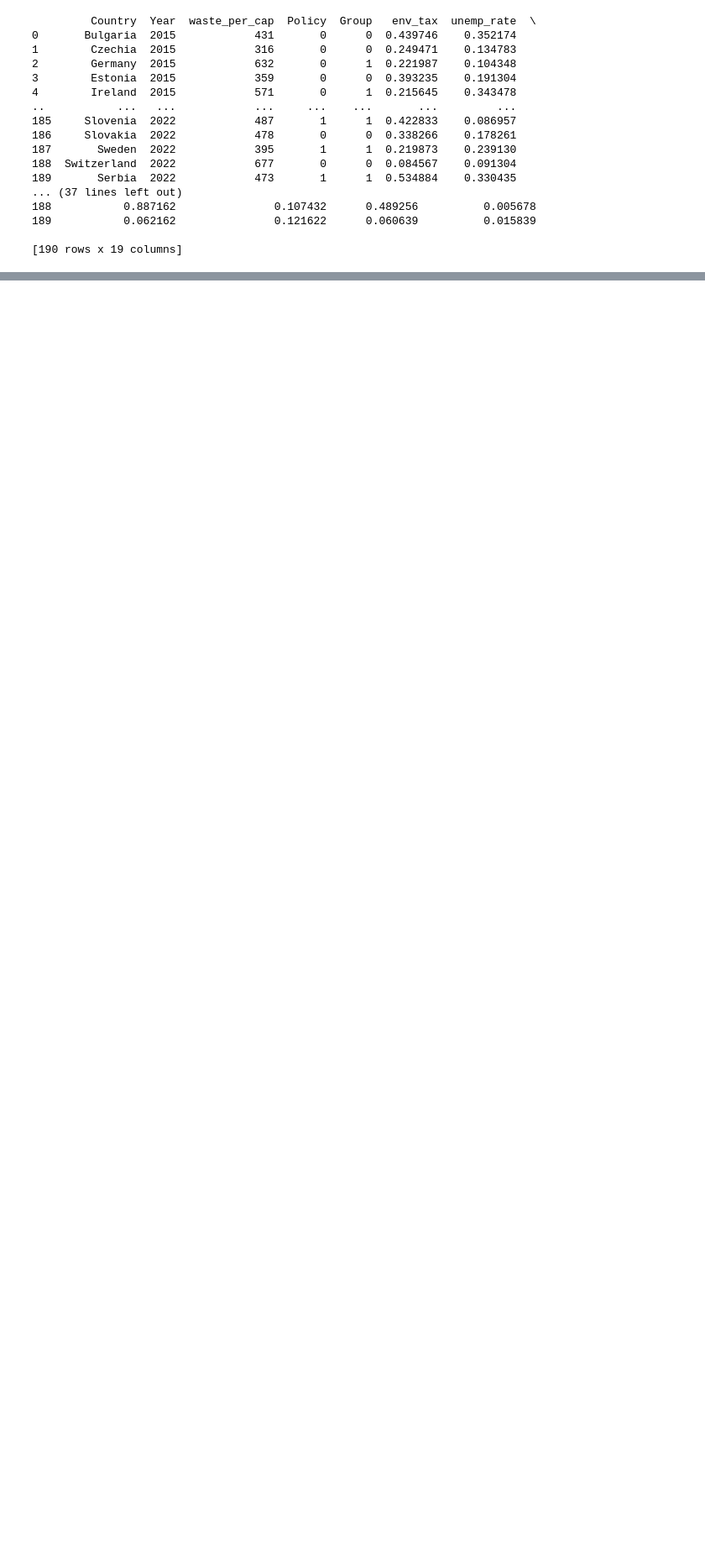
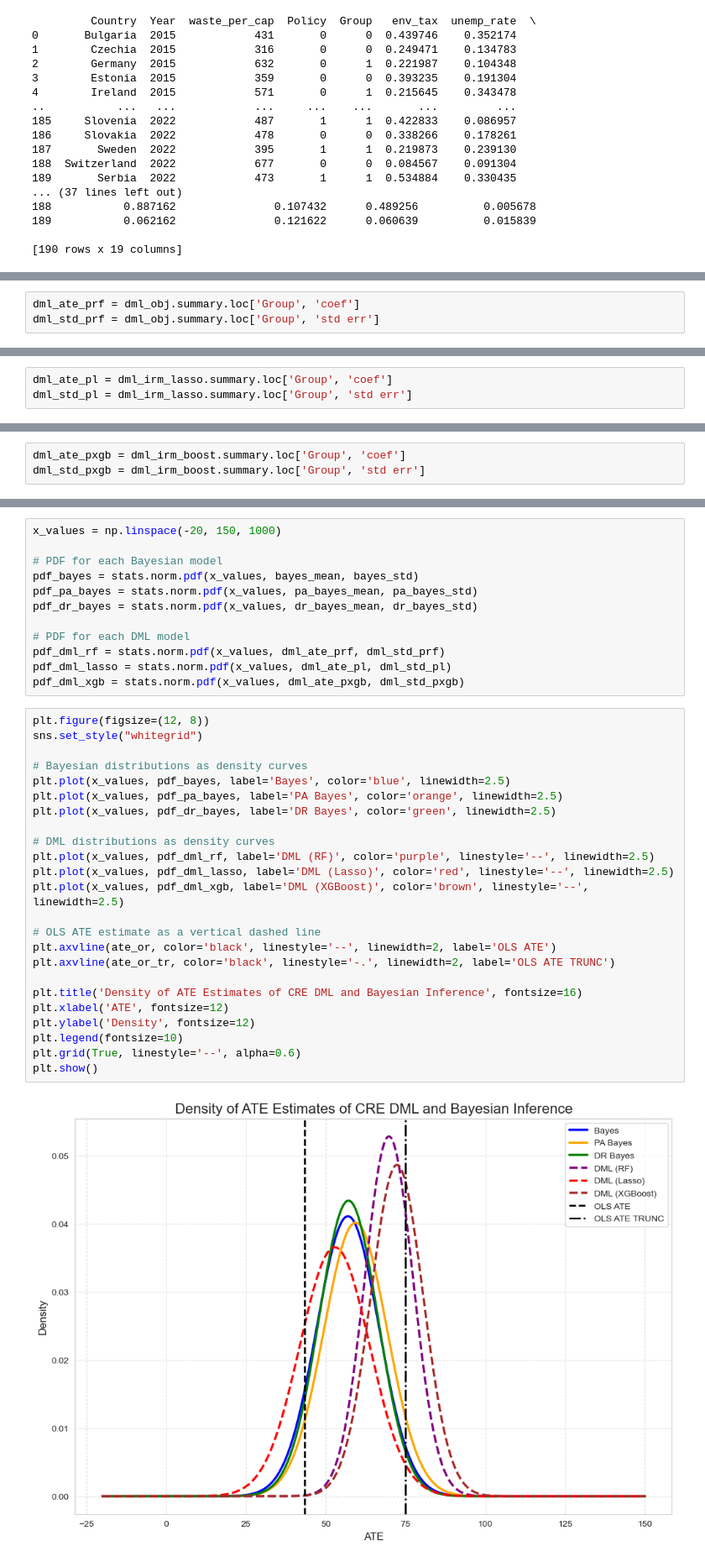
Before and after one commit to anntis/master_thesis, a Jupyter notebook: panel_data_workflow.ipynb, the cells around one changed output, grey strips where cells are left out. Shown at 84% size. Cells and saved outputs as stored; diff of their text form; blank space fills up the shorter version.

```diff
--- a/panel_data_workflow.ipynb
+++ b/panel_data_workflow.ipynb
@@ -178,3 +234,6 @@ Group  70.541038  7.678014  9.187406  4.024268e-20  55.911116  85.170961
+# %%
+dml_ate_prf = dml_obj.summary.loc['Group', 'coef']
+dml_std_prf = dml_obj.summary.loc['Group', 'std err']
 # %%
 optimal_lasso_g = find_optimal_lasso(X_g, y_g, is_classifier=False)
 optimal_lasso_m = find_optimal_lasso(X_m, y_m, is_classifier=True)
@@ -202,3 +261,6 @@ Group  53.776473  10.95687  4.908014  9.200319e-07  31.866228  75.686718
+# %%
+dml_ate_pl = dml_irm_lasso.summary.loc['Group', 'coef']
+dml_std_pl = dml_irm_lasso.summary.loc['Group', 'std err']
 # %%
 optimal_xgboost_g = find_optimal_xgboost(X_g, y_g, is_classifier=False)
 optimal_xgboost_m = find_optimal_xgboost(X_m, y_m, is_classifier=True)
@@ -223,0 +287,3 @@ Group  72.721534  8.247176  8.817749  1.167832e-18  56.681594  88.761474
+# %%
+dml_ate_pxgb = dml_irm_boost.summary.loc['Group', 'coef']
+dml_std_pxgb = dml_irm_boost.summary.loc['Group', 'std err']
@@ -223,0 +346,38 @@ Group  72.721534  8.247176  8.817749  1.167832e-18  56.681594  88.761474
+# %%
+x_values = np.linspace(-20, 150, 1000)
+
+# PDF for each Bayesian model
+pdf_bayes = stats.norm.pdf(x_values, bayes_mean, bayes_std)
+pdf_pa_bayes = stats.norm.pdf(x_values, pa_bayes_mean, pa_bayes_std)
+pdf_dr_bayes = stats.norm.pdf(x_values, dr_bayes_mean, dr_bayes_std)
+
+# PDF for each DML model
+pdf_dml_rf = stats.norm.pdf(x_values, dml_ate_prf, dml_std_prf)
+pdf_dml_lasso = stats.norm.pdf(x_values, dml_ate_pl, dml_std_pl)
+pdf_dml_xgb = stats.norm.pdf(x_values, dml_ate_pxgb, dml_std_pxgb)
+# %%
+plt.figure(figsize=(12, 8))
+sns.set_style("whitegrid")
+
+# Bayesian distributions as density curves
+plt.plot(x_values, pdf_bayes, label='Bayes', color='blue', linewidth=2.5)
+plt.plot(x_values, pdf_pa_bayes, label='PA Bayes', color='orange', linewidth=2.5)
+plt.plot(x_values, pdf_dr_bayes, label='DR Bayes', color='green', linewidth=2.5)
+
+# DML distributions as density curves
+plt.plot(x_values, pdf_dml_rf, label='DML (RF)', color='purple', linestyle='--', linewidth=2.5)
+plt.plot(x_values, pdf_dml_lasso, label='DML (Lasso)', color='red', linestyle='--', linewidth=2.5)
+plt.plot(x_values, pdf_dml_xgb, label='DML (XGBoost)', color='brown', linestyle='--', linewidth=2.5)
+
+# OLS ATE estimate as a vertical dashed line
+plt.axvline(ate_or, color='black', linestyle='--', linewidth=2, label='OLS ATE')
+plt.axvline(ate_or_tr, color='black', linestyle='-.', linewidth=2, label='OLS ATE TRUNC')
+
+plt.title('Density of ATE Estimates of CRE DML and Bayesian Inference', fontsize=16)
+plt.xlabel('ATE', fontsize=12)
+plt.ylabel('Density', fontsize=12)
+plt.legend(fontsize=10)
+plt.grid(True, linestyle='--', alpha=0.6)
+plt.show()
+# %% [output]
+[figure, added]
```
Also changed, not shown: parts of 13 cells of this notebook, 2 other files.
